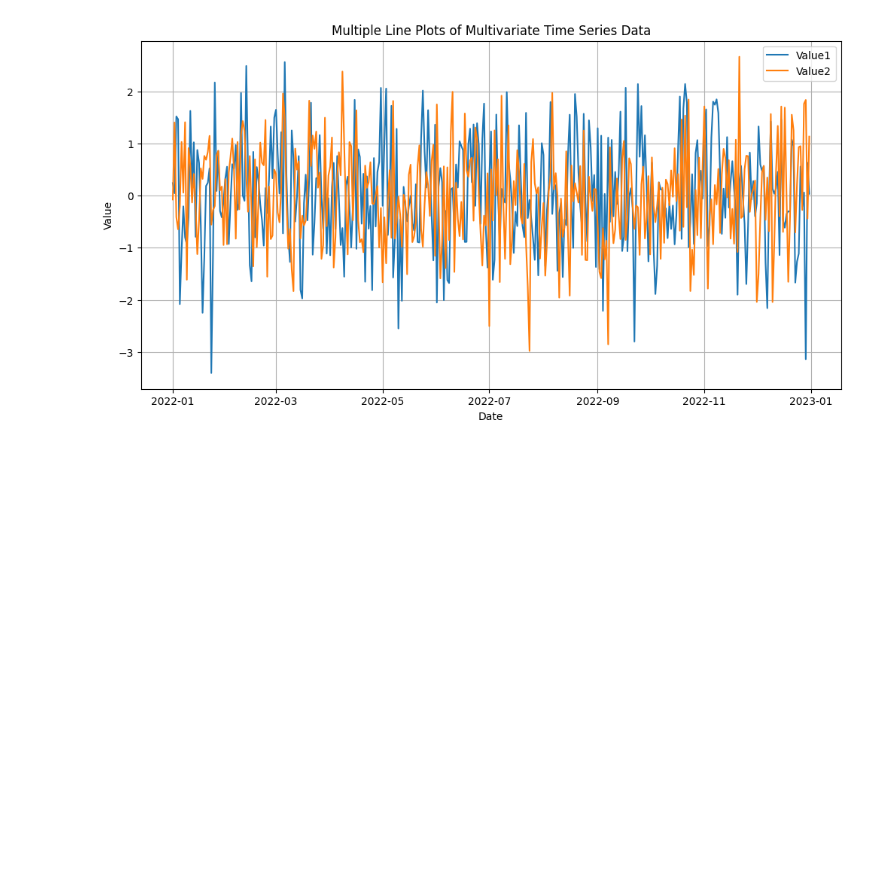
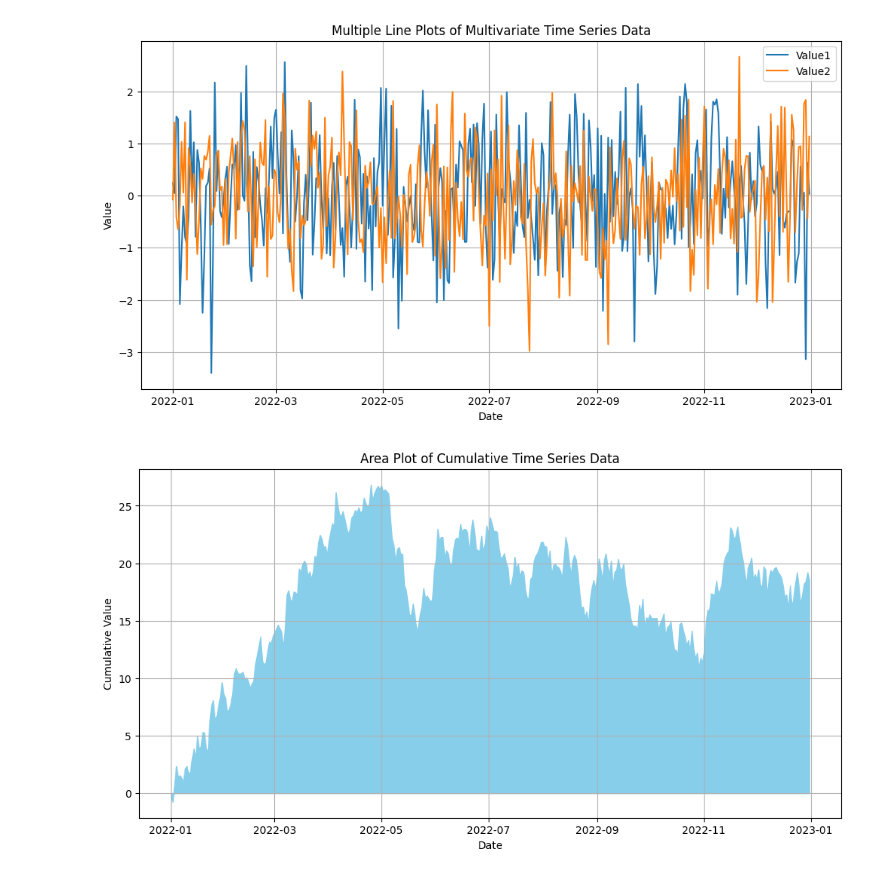
Before and after one commit to ayanbagawan/23CS520, a Jupyter notebook: 23cs520.ipynb, the cells around one changed output. Cells and saved outputs as stored; diff of their text form; code cells hidden in the pictures; blank space fills up the shorter version.

```diff
--- a/23cs520.ipynb
+++ b/23cs520.ipynb
@@ -1562,3 +1568,26 @@ plt.grid(True)
 plt.show()
 # %% [output]
 [figure]
+# %%
+import matplotlib.pyplot as plt
+import pandas as pd
+import numpy as np
+# Generate a sample time series dataset
+date_rng = pd.date_range(start='2022-01-01', end='2022-12-31', freq='D')
+time_series_data = np.random.randn(len(date_rng)).cumsum()
+# Create a time series DataFrame
+time_series_df = pd.DataFrame(time_series_data, index=date_rng,
+columns=['Cumulative Value'])
+# Create an area plot
+plt.figure(figsize=(12, 6))
+plt.fill_between(time_series_df.index, time_series_df['Cumulative Value'],
+color='skyblue')
+# Adding labels and a title
+plt.xlabel('Date')
+plt.ylabel('Cumulative Value')
+plt.title('Area Plot of Cumulative Time Series Data')
+# Show the plot
+plt.grid(True)
+plt.show()
+# %% [output]
+[figure, added]
```
Also changed, not shown: parts of 21 cells of this notebook.
